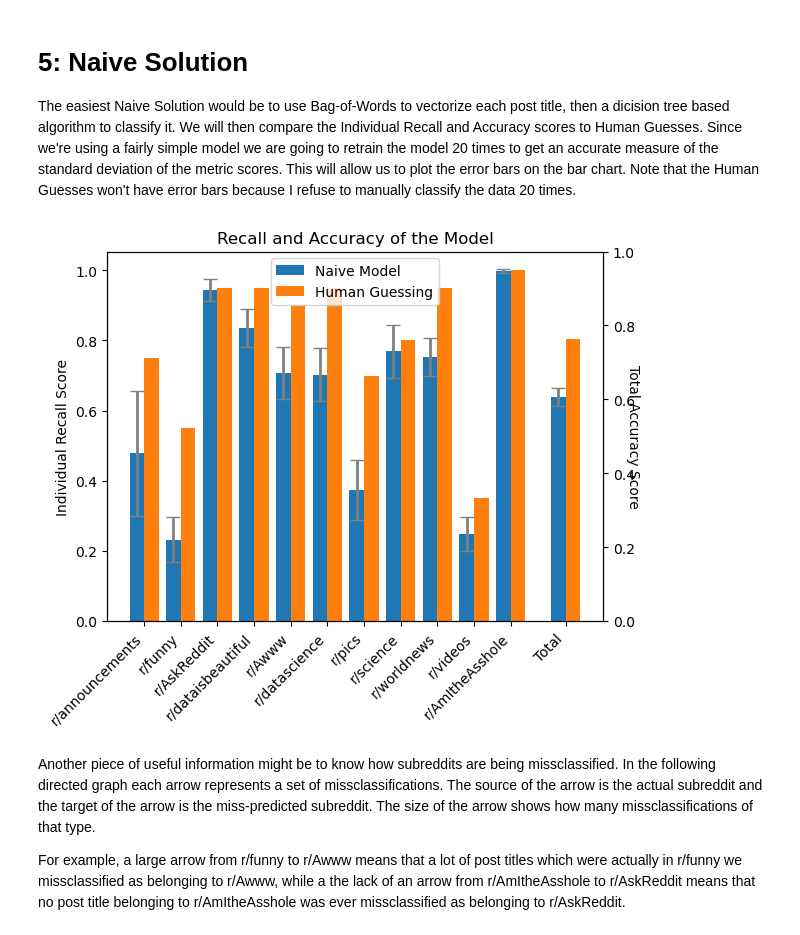
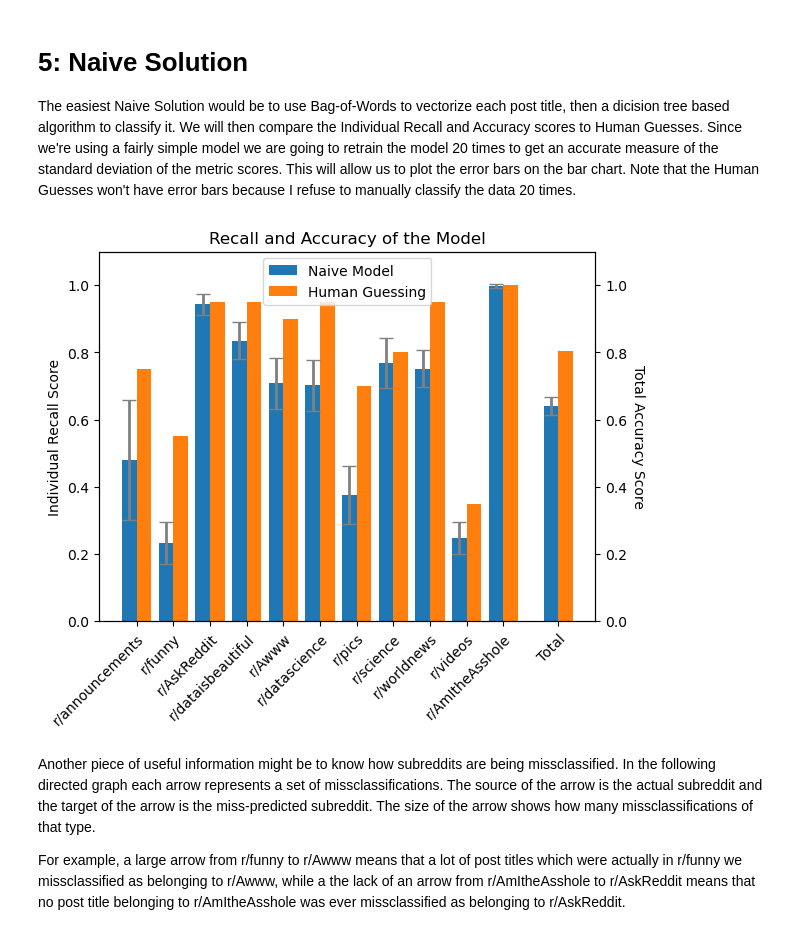
Before and after one commit to rainonej/Reddit-Projects, a Jupyter notebook: Subreddit Predictions/Preliminary Assessment.ipynb, the cells around one changed output. Saved outputs shown, nothing was run; the diff lists cells and outputs as text; code cells hidden in the pictures.

```diff
--- a/Subreddit Predictions/Preliminary Assessment.ipynb
+++ b/Subreddit Predictions/Preliminary Assessment.ipynb
@@ -533,36 +543,41 @@ with open("naive_results.pkl", 'wb') as f:
 
 categories = list(naive_bar_data.keys())
 for i, cat in list(enumerate(categories))[:-1]:
     categories[i] = 'r/'+cat
 
 xticks = list(range(len(categories)))
 xticks[-1]+=.5
 xticks = np.array(xticks)
 
 bar_width = 0.4
 
 fig, ax1 = plt.subplots()
 ax2 = ax1.twinx()
 
 ax1.bar(xticks - 0.2, naive_bar_data.values(), bar_width, label = 'Naive Model')
 ax1.bar(xticks + 0.2, human_bar_data.values(), bar_width, label = 'Human Guessing')
 
 # Add error bars to the 'Naive Model' set of bars
 #Naive_Error = [0.1, 0.15, 0.2, 0.05, 0.1, .1, .3, .05, .2, .1, .11, .15] # Example values
 ax1.errorbar(xticks - 0.2, naive_bar_data.values(), yerr=naive_results_95_error, fmt='none', ecolor='gray', elinewidth=2, capsize=5)
 
 
 ax1.set_xticks(xticks)
-ax1.set_xticklabels(categories, rotation=45, ha='right')
+ax1.set_xticklabels(categories, rotation=45, ha='right', rotation_mode = 'anchor')
 
 plt.xlabel("Subreddits")
-ax1.set_ylabel("Individual Recall Score")
+ax1.set_ylabel("Individual Recall Scores")
 ax2.set_ylabel("Total Accuracy Score", rotation = -90)
+ax2.get_yaxis().set_label_coords(1.1,0.5)
 plt.title("Recall and Accuracy of the Model")
+
+ax1.set_ylim(0,1.1)
+ax2.set_ylim(0,1.1)
+
 ax1.legend()
 plt.show()
 # %% [output]
-[figure, old version]
+[figure, new version]
 # %% [markdown]
 Another piece of useful information might be to know how subreddits are being missclassified. In the following directed graph each arrow represents a set of missclassifications. The source of the arrow is the actual subreddit and the target of the arrow is the miss-predicted subreddit. The size of the arrow shows how many missclassifications of that type.
 
```
Also changed, not shown: parts of 2 cells of this notebook, 6 other files.
